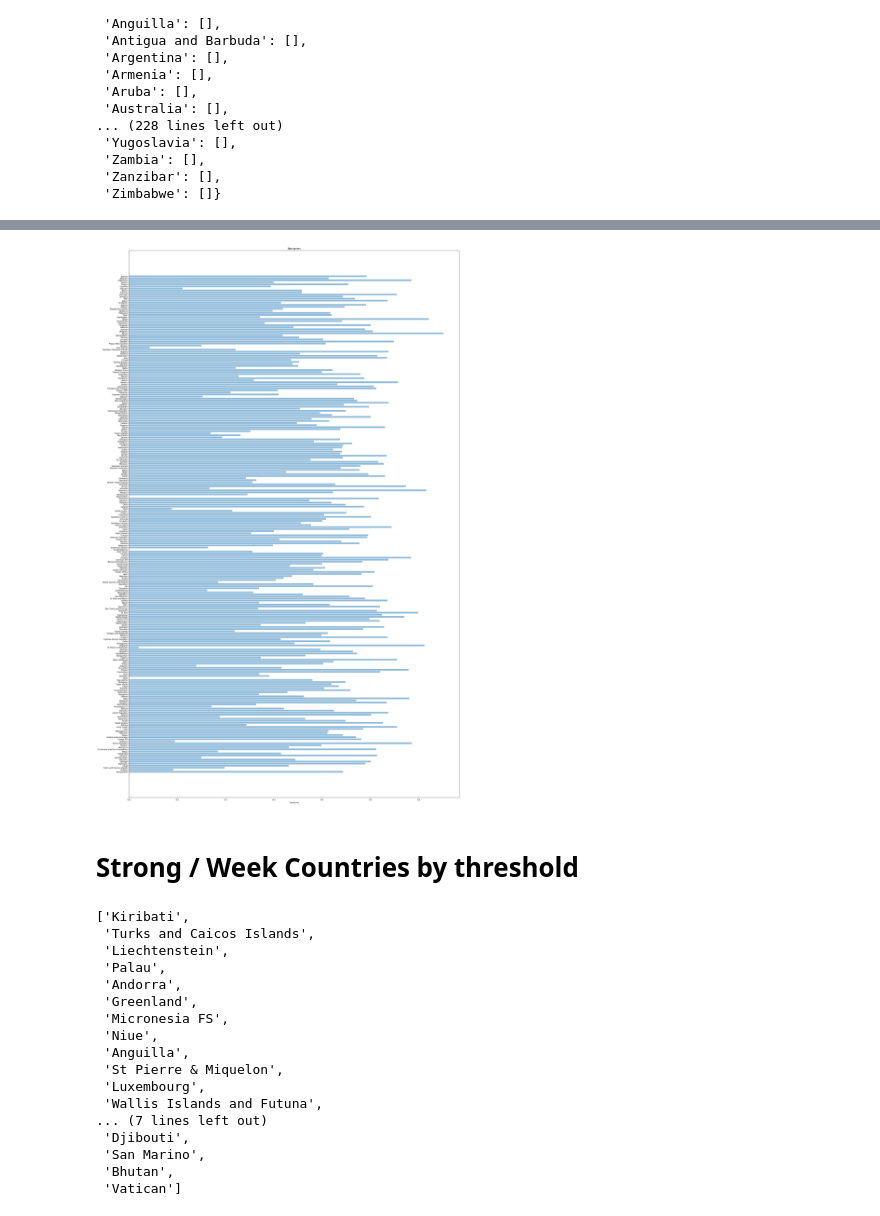
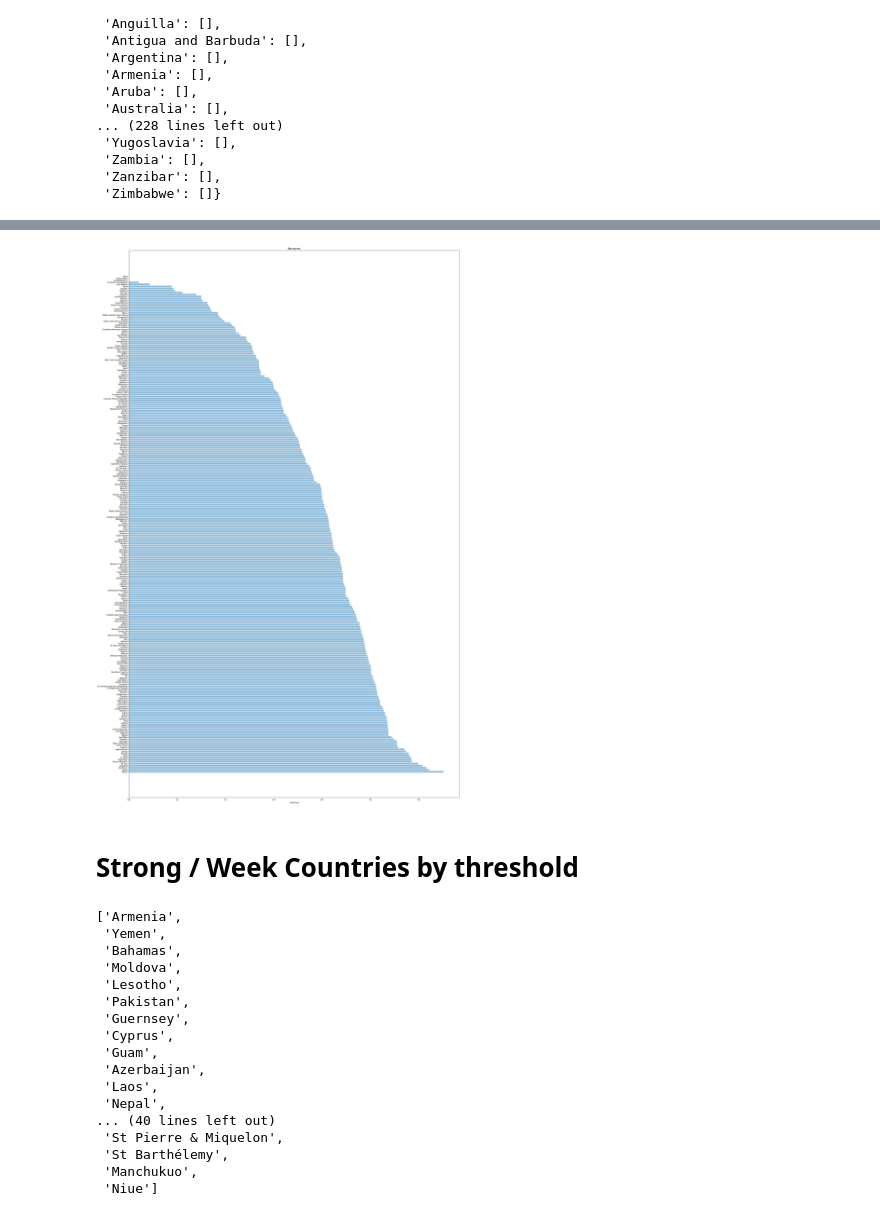
Before and after one commit to Milad-abbaszadeh/DataScienceProject, a Jupyter notebook: Milad_code/Plot.ipynb, the cells around one changed output, grey strips where cells are left out. Saved outputs shown, nothing was run; the diff lists cells and outputs as text; code cells hidden in the pictures.

Commit message:
new plot

```diff
--- a/Milad_code/Plot.ipynb
+++ b/Milad_code/Plot.ipynb
@@ -4,8 +4,8 @@ import numpy as np
 from sklearn.model_selection import train_test_split
 from sklearn.metrics import accuracy_score
 # %%
-big_df = pd.read_csv("../datasets/results.csv")
-# big_df = pd.read_csv("../datasets/final_data/FIFA 1990-2018 - Cleaned.csv")
+# big_df = pd.read_csv("../datasets/results.csv")
+big_df = pd.read_csv("../datasets/final_data/Dataset-V3.csv")
 
 
 big_df=big_df.replace({"South Korea":"Korea Republic"})
@@ -18,3 +28,17 @@ big_df = big_df.replace({"Czechoslovakia":"Czech Republic"})
+# %%
+# big_df.columns = ['home_team', 'away_team', 'Rounds', 'Stadium', 'City', 'Time', 'Day', 'Month',
+#        'Year', 'home_score', 'away_score', 'Remarks']
+
+
+big_df.columns =['Date/Time', 'home_score', 'away_score', 'home_team', 'away_team', 'date_minus_1year',
+       'goals_past1', 'goals_past2', 'nb_draws1', 'nb_draws2', 'nb_draws_opp1',
+       'nb_draws_opp2', 'nb_losses1', 'nb_losses2', 'nb_losses_opp1',
+       'nb_losses_opp2', 'nb_matches1', 'nb_matches2', 'nb_wins1', 'nb_wins2',
+       'nb_wins_opp1', 'nb_wins_opp2', 'ratio_draws1', 'ratio_draws2',
+       'ratio_draws_opp1', 'ratio_draws_opp2', 'ratio_goals_past1',
+       'ratio_goals_past2', 'ratio_losses1', 'ratio_losses2',
+       'ratio_losses_opp1', 'ratio_losses_opp2', 'ratio_wins1', 'ratio_wins2',
+       'ratio_wins_opp1', 'ratio_wins_opp2']
 # %%
 big_df.head()
 # %% [output]
@@ -65,11 +90,9 @@ for i in range (len(big_df['home_team'])):
         countries_dict[big_df['home_team'][i]].append(0)
         countries_dict[big_df['away_team'][i]].append(0)
 # %%
-x_axis =[]
-y_axis =[]
-
+strognes={}
 for key in countries_dict.keys():
     print(key ,np.mean(countries_dict[key]))
-    x_axis.append(key)
-    y_axis.append(np.mean(countries_dict[key]))
+    strognes.update({key:np.mean(countries_dict[key])})
+strognes
 # %% [output]
@@ -92,0 +133,3 @@ Burma 0.492093837535
+# %%
+strognes_sorted =sorted(strognes.items(), key=lambda x: x[1],reverse=True)
+strognes_sorted
@@ -93,20 +154,20 @@ Burma 0.492093837535
 # %%
 import matplotlib.pyplot as plt; plt.rcdefaults()
 from matplotlib.pyplot import figure
 figure(num=None, figsize=(30,50), dpi=100, facecolor='w', edgecolor='k')
 
-objects = x_axis
+objects = [x[0] for x in strognes_sorted]
 y_pos = np.arange(len(objects))
-performance = y_axis
+performance = [x[1] for x in strognes_sorted]
 
 plt.barh(y_pos, performance, align='center', alpha=0.5)
 plt.yticks(y_pos, objects)
 plt.xlabel('Countries')
 plt.title('Strongness')
 
 plt.show()
 # %% [output]
-[figure, old version]
+[figure, new version]
 # %% [markdown]
 # Strong / Week Countries by threshold
 # %%
@@ -121,24 +185,24 @@ def threshold(t,x_axis,y_axis):
             week.append(x_axis[index])
     return strong,week
 # %%
-stron_countries,week_countries = threshold(0.2,x_axis,y_axis)
+stron_countries,week_countries = threshold(0.3,x_axis,y_axis)
 week_countries
 # %% [output]
-['Kiribati',
- 'Turks and Caicos Islands',
- 'Liechtenstein',
- 'Palau',
- 'Andorra',
- 'Greenland',
- 'Micronesia FS',
- 'Niue',
- 'Anguilla',
+['Armenia',
+ 'Yemen',
+ 'Bahamas',
+ 'Moldova',
+ 'Lesotho',
+ 'Pakistan',
+ 'Guernsey',
+ 'Cyprus',
+ 'Guam',
+ 'Azerbaijan',
+ 'Laos',
+ 'Nepal',
+... (40 lines left out)
  'St Pierre & Miquelon',
- 'Luxembourg',
- 'Wallis Islands and Futuna',
-... (7 lines left out)
- 'Djibouti',
- 'San Marino',
- 'Bhutan',
- 'Vatican']
+ 'St Barthélemy',
+ 'Manchukuo',
+ 'Niue']
 # %% [markdown]
```
Also changed, not shown: parts of 18 cells of this notebook, 3 other files.
